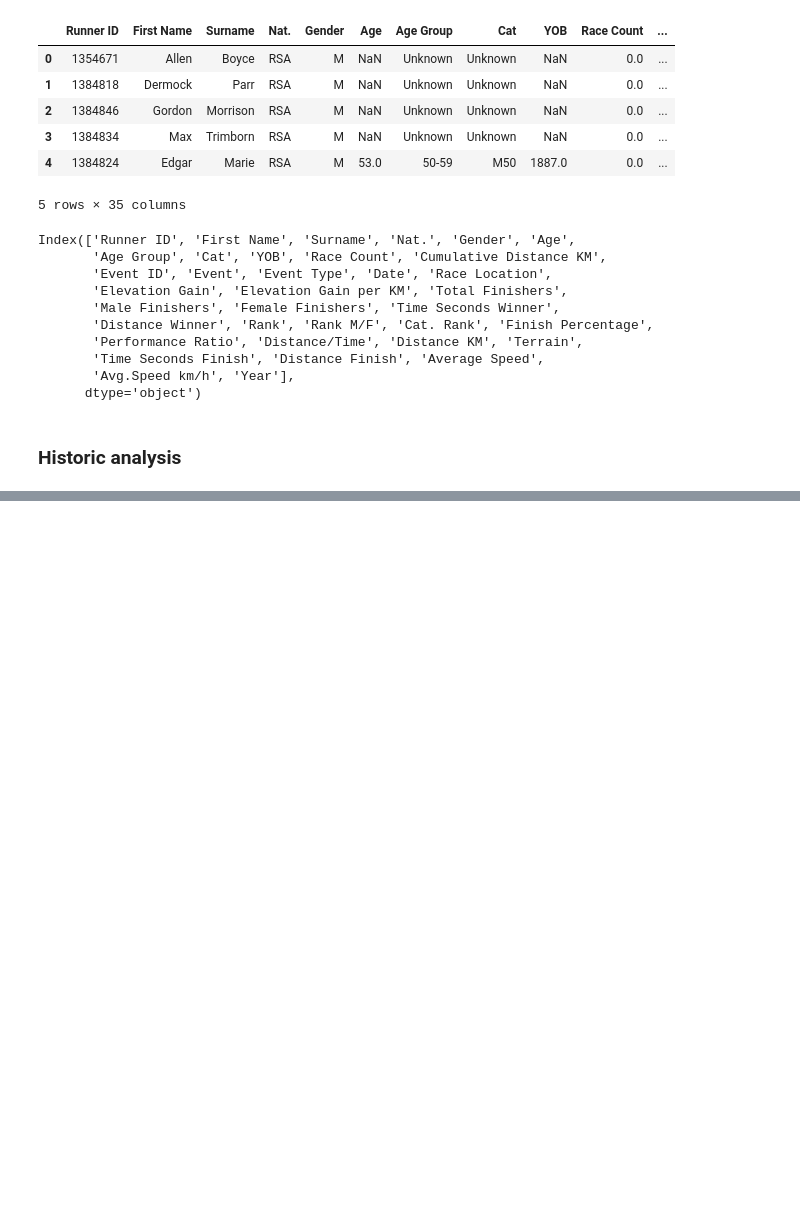
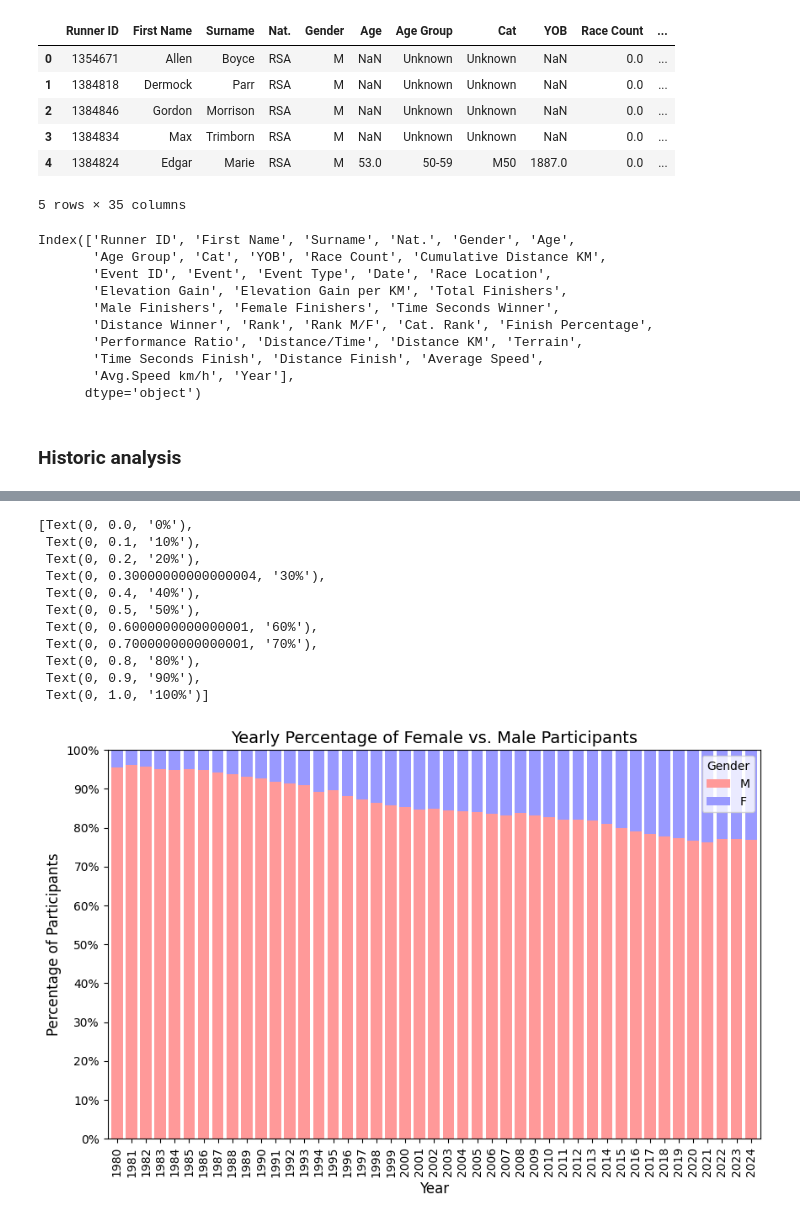
Before and after one commit to Dusoye/ultramarathon, a Jupyter notebook: scr/gender_analysis.ipynb, the cells around one changed output, grey strips where cells are left out. Saved outputs shown, nothing was run; the diff lists cells and outputs as text; code cells hidden in the pictures; blank space fills up the shorter version.

```diff
--- a/scr/gender_analysis.ipynb
+++ b/scr/gender_analysis.ipynb
@@ -120,0 +124,55 @@ Top 5 biggest year-over-year participation decreases:
+# %%
+year_gender_counts = (
+    df.groupby(['Year', 'Gender'])['Runner ID']
+    .nunique()         # or .count() if each row = 1 participant
+    .reset_index(name='Count')
+)
+
+# Pivot so each gender is a column
+gender_pivot = year_gender_counts.pivot(
+    index='Year',
+    columns='Gender',
+    values='Count'
+).fillna(0)
+
+gender_proportions = gender_pivot.div(gender_pivot.sum(axis=1), axis=0)
+
+# Filter rows: keep only years >= 1980
+gender_proportions = gender_proportions.loc[gender_proportions.index >= 1980]
+
+# Filter columns: keep only M, F (in case the pivot had other columns)
+gender_proportions = gender_proportions[['M', 'F']]
+
+fig, ax = plt.subplots(figsize=(10, 6))
+
+# Plot as a stacked bar, where each row sums to 1
+gender_proportions.plot(
+    kind='bar',
+    stacked=True,
+    ax=ax,
+    width=0.8,
+    color=['#ff9999', '#9999ff']  # Adjust color palette as desired (F, M)
+)
+
+ax.set_title('Yearly Percentage of Female vs. Male Participants', fontsize=14)
+ax.set_xlabel('Year', fontsize=12)
+ax.set_ylabel('Percentage of Participants', fontsize=12)
+
+# Format y-axis to show percentages rather than decimal 0–1
+# Option 1: Just set limits and use a percentage label
+ax.set_ylim(0, 1)  # Because each bar now sums to 1
+ax.set_yticks([i * 0.1 for i in range(11)])  # 0, 0.1, 0.2, ..., 1.0
+ax.set_yticklabels([f'{int(x*100)}%' for x in ax.get_yticks()])
+# %% [output]
+[Text(0, 0.0, '0%'),
+ Text(0, 0.1, '10%'),
+ Text(0, 0.2, '20%'),
+ Text(0, 0.30000000000000004, '30%'),
+ Text(0, 0.4, '40%'),
+ Text(0, 0.5, '50%'),
+ Text(0, 0.6000000000000001, '60%'),
+ Text(0, 0.7000000000000001, '70%'),
+ Text(0, 0.8, '80%'),
+ Text(0, 0.9, '90%'),
+ Text(0, 1.0, '100%')]
+[figure, added]
```
Also changed, not shown: parts of 15 cells of this notebook.
